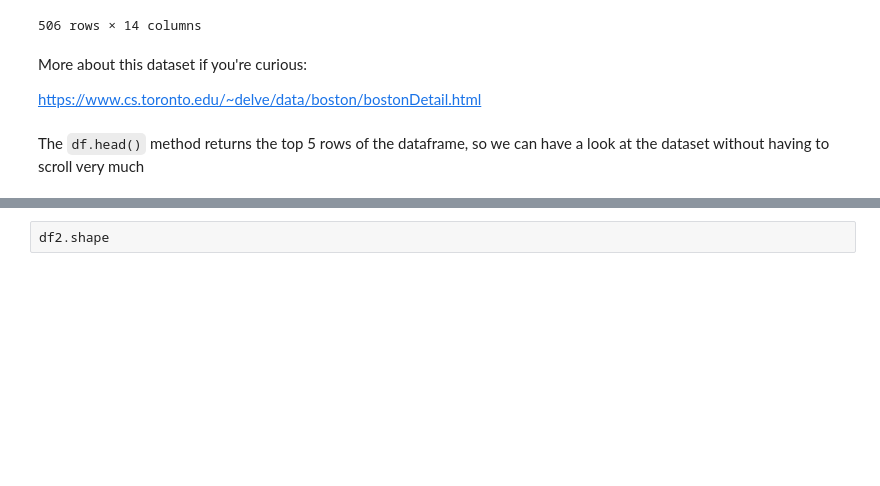
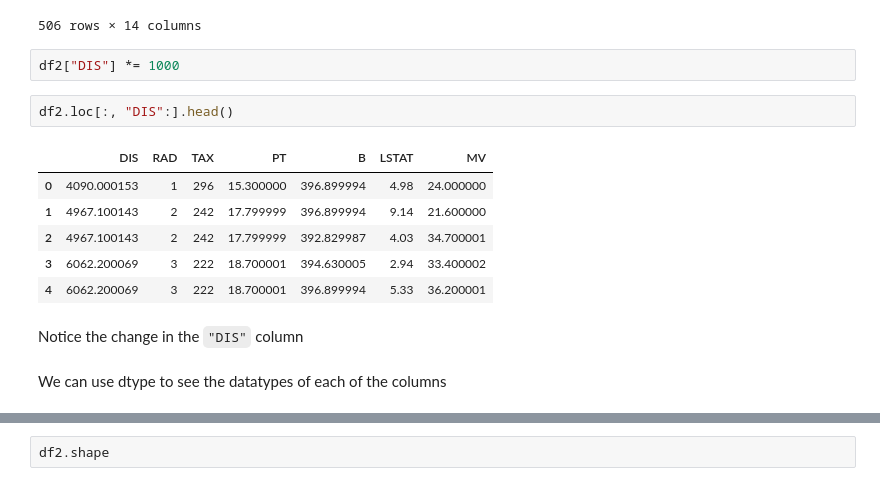
Before and after one commit to OxCodeLaborate/IntroToPython, a Jupyter notebook: Week 6/pandas.ipynb, the cells around one changed output, grey strips where cells are left out. Saved outputs shown, nothing was run; the diff lists cells and outputs as text; blank space fills up the shorter version.

````diff
--- a/Week 6/pandas.ipynb
+++ b/Week 6/pandas.ipynb
@@ -208,9 +223,18 @@ df2.sort("CRIM", ascending = True)
 | 418 | 73.534103 | 0.0 | 18.10 | 0 | 0.6790 | 5.957 | 100.000000 | 1.8026 | 24 | 666 | 20.200001 | ... |
 | 380 | 88.976196 | 0.0 | 18.10 | 0 | 0.6710 | 6.968 | 91.900002 | 1.4165 | 24 | 666 | 20.200001 | ... |
 506 rows × 14 columns
-# %% [markdown]
-More about this dataset if you're curious:
-
-https://www.cs.toronto.edu/~delve/data/boston/bostonDetail.html
-# %% [markdown]
-The ```df.head()``` method returns the top 5 rows of the dataframe, so we can have a look at the dataset without having to scroll very much
+# %%
+df2["DIS"] *= 1000
+# %%
+df2.loc[:, "DIS":].head()
+# %% [output]
+|  | DIS | RAD | TAX | PT | B | LSTAT | MV |
+| 0 | 4090.000153 | 1 | 296 | 15.300000 | 396.899994 | 4.98 | 24.000000 |
+| 1 | 4967.100143 | 2 | 242 | 17.799999 | 396.899994 | 9.14 | 21.600000 |
+| 2 | 4967.100143 | 2 | 242 | 17.799999 | 392.829987 | 4.03 | 34.700001 |
+| 3 | 6062.200069 | 3 | 222 | 18.700001 | 394.630005 | 2.94 | 33.400002 |
+| 4 | 6062.200069 | 3 | 222 | 18.700001 | 396.899994 | 5.33 | 36.200001 |
+# %% [markdown]
+Notice the change in the ```"DIS"``` column
+# %% [markdown]
+We can use dtype to see the datatypes of each of the columns
````
Also changed, not shown: parts of 8 cells of this notebook.
